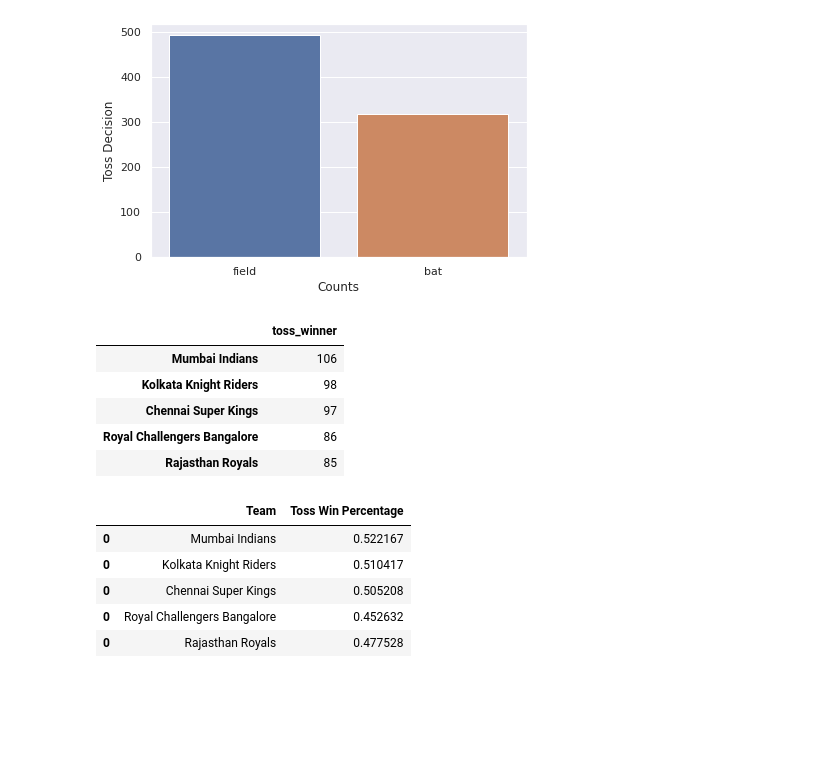
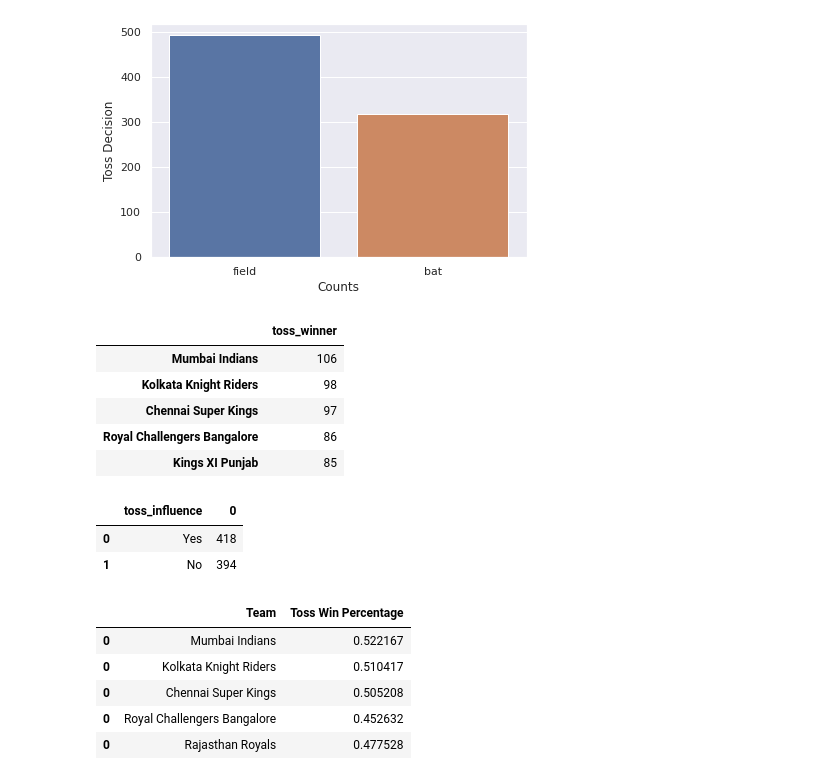
Before and after one commit to PrajwalKalpande/IPL-Score-and-Winner-Prediction, a Jupyter notebook: IPL_EDA.ipynb, the cells around one changed output. Cells and saved outputs as stored; diff of their text form; code cells hidden in the pictures; blank space fills up the shorter version.

Commit message:
Added toss_influence part

```diff
--- a/IPL_EDA.ipynb
+++ b/IPL_EDA.ipynb
@@ -591,12 +591,21 @@ plt.show()
 [figure]
 # %%
 df_toss_win = df_matches['toss_winner'].value_counts().to_frame()
-df_toss_win.reindex(df_total_matches.index)
+df_toss_win.reindex(df_matches.index)
 df_toss_win.head()
 # %% [output]
 |  | toss_winner |
 | Mumbai Indians | 106 |
 | Kolkata Knight Riders | 98 |
 | Chennai Super Kings | 97 |
 | Royal Challengers Bangalore | 86 |
-| Rajasthan Royals | 85 |
+| Kings XI Punjab | 85 |
+# %%
+toss_data = pd.DataFrame()
+toss_data['toss_influence'] = df_matches.apply(lambda x : 'Yes' if x['toss_winner']==x['winner'] else 'No', axis=1)
+toss_data = toss_data.value_counts().reset_index()
+toss_data.head()
+# %% [output]
+|  | toss_influence | 0 |
+| 0 | Yes | 418 |
+| 1 | No | 394 |
```
Also changed, not shown: parts of 3 cells of this notebook.
